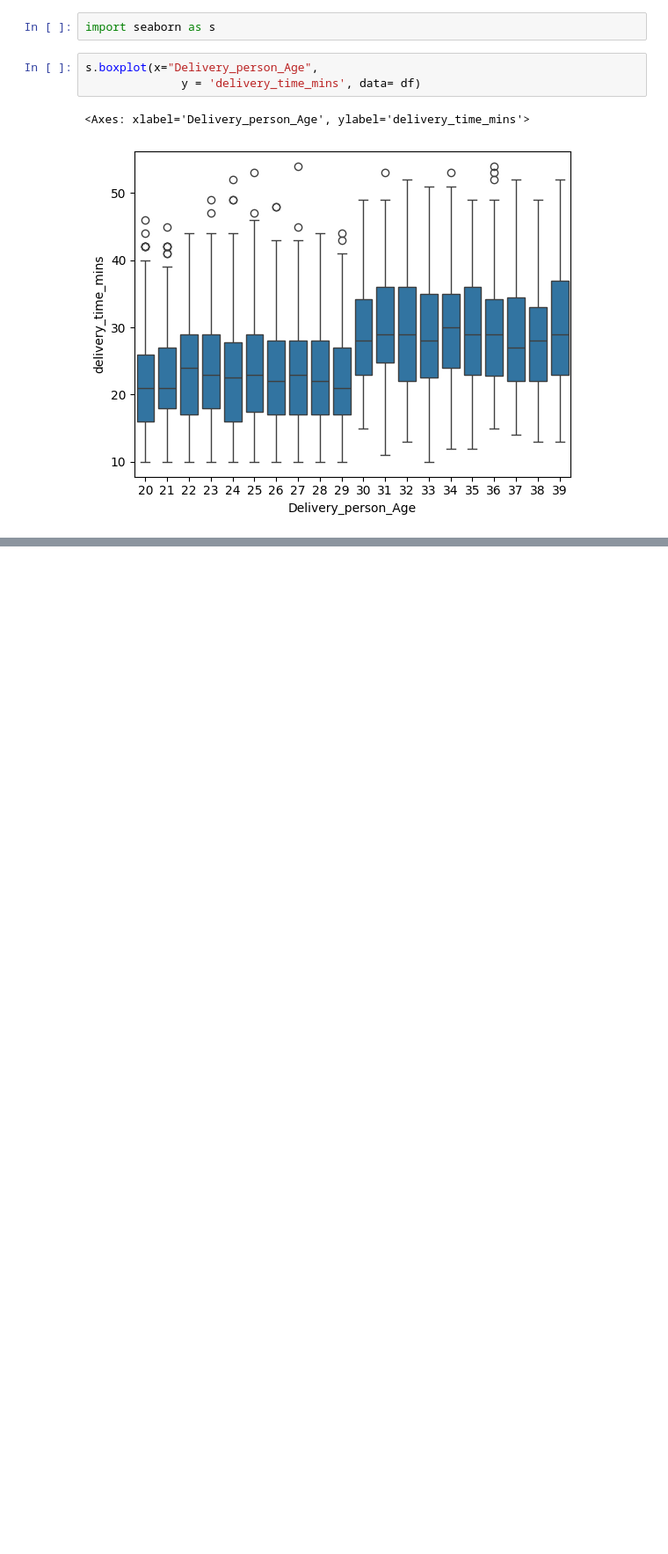
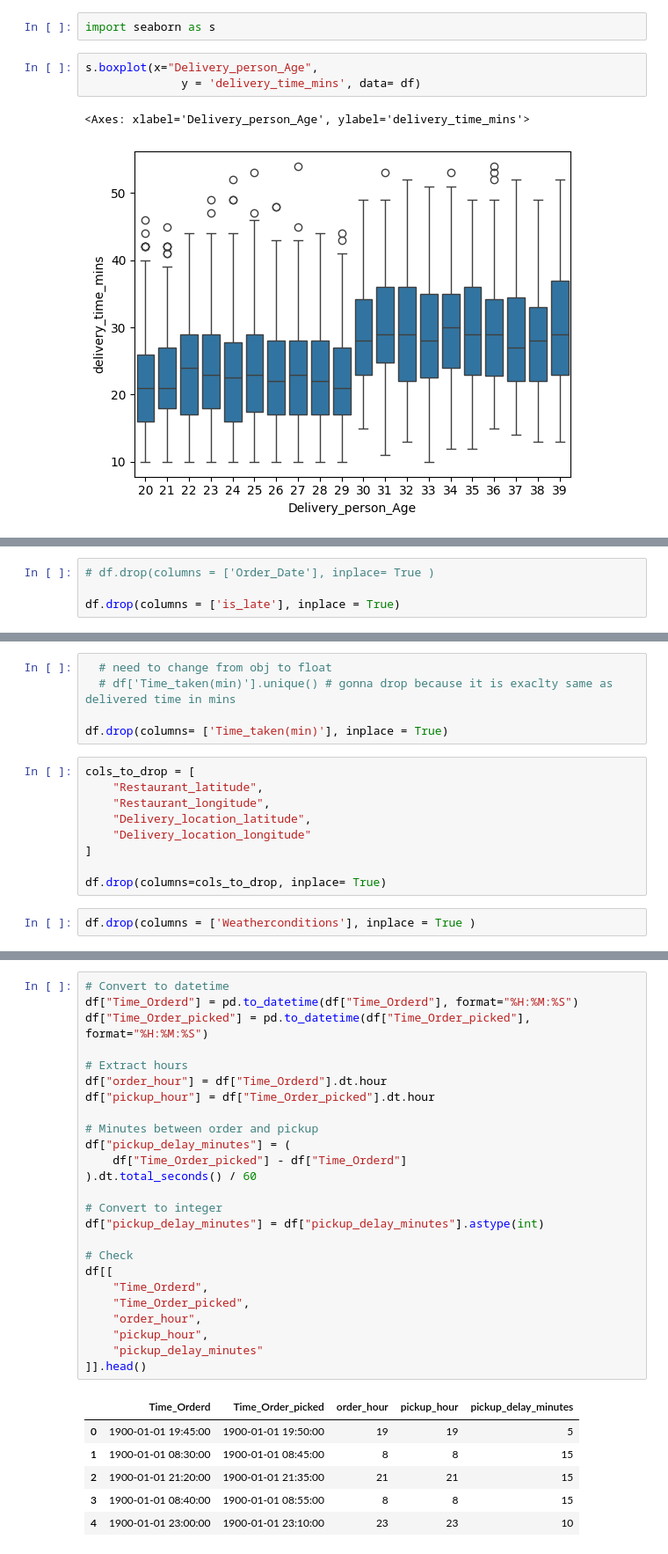
Before and after one commit to Data-pageup/delivery_time_optimizing_mlops_based, a Jupyter notebook: food-delivery-mlops/notebooks/data_preprocessing.ipynb, the cells around one changed output, grey strips where cells are left out. Shown at 88% size. Saved outputs shown, nothing was run; the diff lists cells and outputs as text; blank space fills up the shorter version.

```diff
--- a/food-delivery-mlops/notebooks/data_preprocessing.ipynb
+++ b/food-delivery-mlops/notebooks/data_preprocessing.ipynb
@@ -91,0 +72,4 @@ memory usage: 581.7+ KB
+# %%
+# df.drop(columns = ['Order_Date'], inplace= True )
+
+df.drop(columns = ['is_late'], inplace = True)
@@ -91,0 +96,16 @@ memory usage: 581.7+ KB
+# %%
+  # need to change from obj to float
+  # df['Time_taken(min)'].unique() # gonna drop because it is exaclty same as delivered time in mins
+
+df.drop(columns= ['Time_taken(min)'], inplace = True)
+# %%
+cols_to_drop = [
+    "Restaurant_latitude",
+    "Restaurant_longitude",
+    "Delivery_location_latitude",
+    "Delivery_location_longitude"
+]
+
+df.drop(columns=cols_to_drop, inplace= True)
+# %%
+df.drop(columns = ['Weatherconditions'], inplace = True )
@@ -91,0 +157,32 @@ memory usage: 581.7+ KB
+# %%
+# Convert to datetime
+df["Time_Orderd"] = pd.to_datetime(df["Time_Orderd"], format="%H:%M:%S")
+df["Time_Order_picked"] = pd.to_datetime(df["Time_Order_picked"], format="%H:%M:%S")
+
+# Extract hours
+df["order_hour"] = df["Time_Orderd"].dt.hour
+df["pickup_hour"] = df["Time_Order_picked"].dt.hour
+
+# Minutes between order and pickup
+df["pickup_delay_minutes"] = (
+    df["Time_Order_picked"] - df["Time_Orderd"]
+).dt.total_seconds() / 60
+
+# Convert to integer
+df["pickup_delay_minutes"] = df["pickup_delay_minutes"].astype(int)
+
+# Check
+df[[
+    "Time_Orderd",
+    "Time_Order_picked",
+    "order_hour",
+    "pickup_hour",
+    "pickup_delay_minutes"
+]].head()
+# %% [output]
+|  | Time_Orderd | Time_Order_picked | order_hour | pickup_hour | pickup_delay_minutes |
+| 0 | 1900-01-01 19:45:00 | 1900-01-01 19:50:00 | 19 | 19 | 5 |
+| 1 | 1900-01-01 08:30:00 | 1900-01-01 08:45:00 | 8 | 8 | 15 |
+| 2 | 1900-01-01 21:20:00 | 1900-01-01 21:35:00 | 21 | 21 | 15 |
+| 3 | 1900-01-01 08:40:00 | 1900-01-01 08:55:00 | 8 | 8 | 15 |
+| 4 | 1900-01-01 23:00:00 | 1900-01-01 23:10:00 | 23 | 23 | 10 |
```
Also changed, not shown: parts of 15 cells of this notebook, 2 other files.
